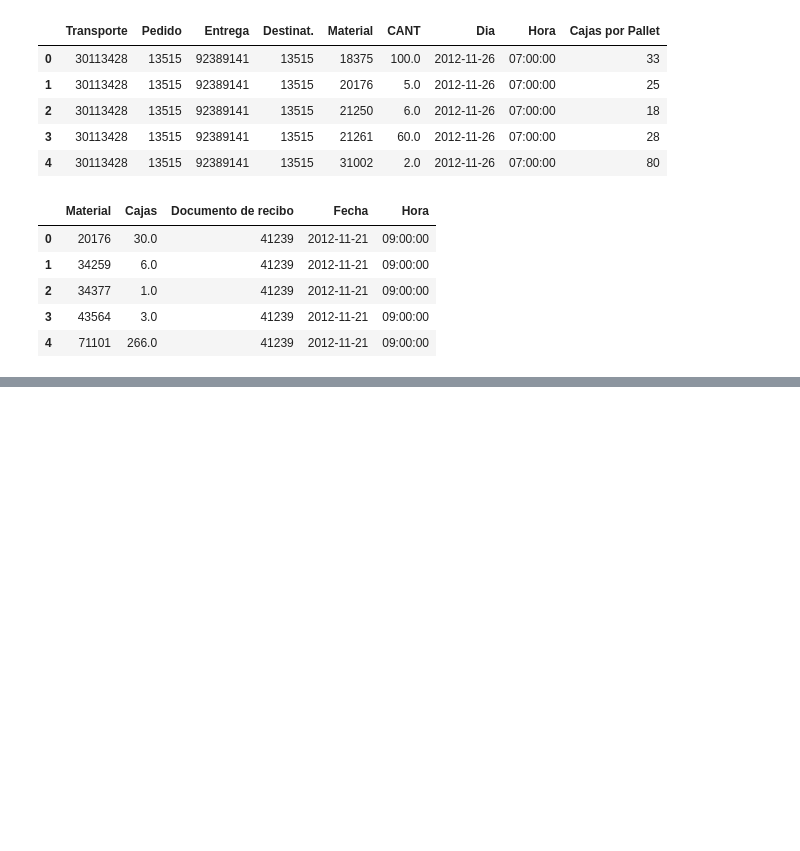
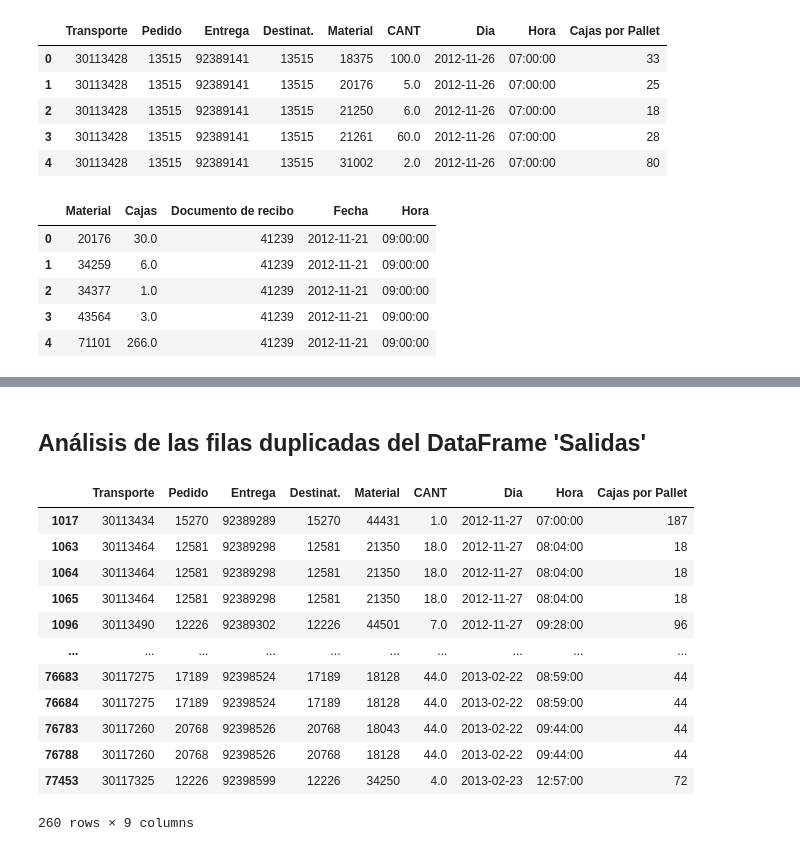
Before and after one commit to ValentinaJimenezTorres/CA_inventarios, a Jupyter notebook: b_exploracion_limpieza.ipynb, the cells around one changed output, grey strips where cells are left out. Drawn from its saved outputs; the diff is of its cells as text; code cells hidden in the pictures; blank space fills up the shorter version.

Commit message:
se agrega validacion de nulos y duplicados

```diff
--- a/b_exploracion_limpieza.ipynb
+++ b/b_exploracion_limpieza.ipynb
@@ -56,0 +102,20 @@ df_maestro_materiales.head()
+# %% [markdown]
+## Análisis de las filas duplicadas del DataFrame 'Salidas'
+# %%
+# Mostrar las filas duplicadas en df_salidas
+duplicados_salidas = df_salidas[df_salidas.duplicated()]
+duplicados_salidas
+# %% [output]
+|  | Transporte | Pedido | Entrega | Destinat. | Material | CANT | Dia | Hora | Cajas por Pallet |
+| 1017 | 30113434 | 15270 | 92389289 | 15270 | 44431 | 1.0 | 2012-11-27 | 07:00:00 | 187 |
+| 1063 | 30113464 | 12581 | 92389298 | 12581 | 21350 | 18.0 | 2012-11-27 | 08:04:00 | 18 |
+| 1064 | 30113464 | 12581 | 92389298 | 12581 | 21350 | 18.0 | 2012-11-27 | 08:04:00 | 18 |
+| 1065 | 30113464 | 12581 | 92389298 | 12581 | 21350 | 18.0 | 2012-11-27 | 08:04:00 | 18 |
+| 1096 | 30113490 | 12226 | 92389302 | 12226 | 44501 | 7.0 | 2012-11-27 | 09:28:00 | 96 |
+| ... | ... | ... | ... | ... | ... | ... | ... | ... | ... |
+| 76683 | 30117275 | 17189 | 92398524 | 17189 | 18128 | 44.0 | 2013-02-22 | 08:59:00 | 44 |
+| 76684 | 30117275 | 17189 | 92398524 | 17189 | 18128 | 44.0 | 2013-02-22 | 08:59:00 | 44 |
+| 76783 | 30117260 | 20768 | 92398526 | 20768 | 18043 | 44.0 | 2013-02-22 | 09:44:00 | 44 |
+| 76788 | 30117260 | 20768 | 92398526 | 20768 | 18128 | 44.0 | 2013-02-22 | 09:44:00 | 44 |
+| 77453 | 30117325 | 12226 | 92398599 | 12226 | 34250 | 4.0 | 2013-02-23 | 12:57:00 | 72 |
+260 rows × 9 columns
```
Also changed, not shown: parts of 8 cells of this notebook, 1 other file.
